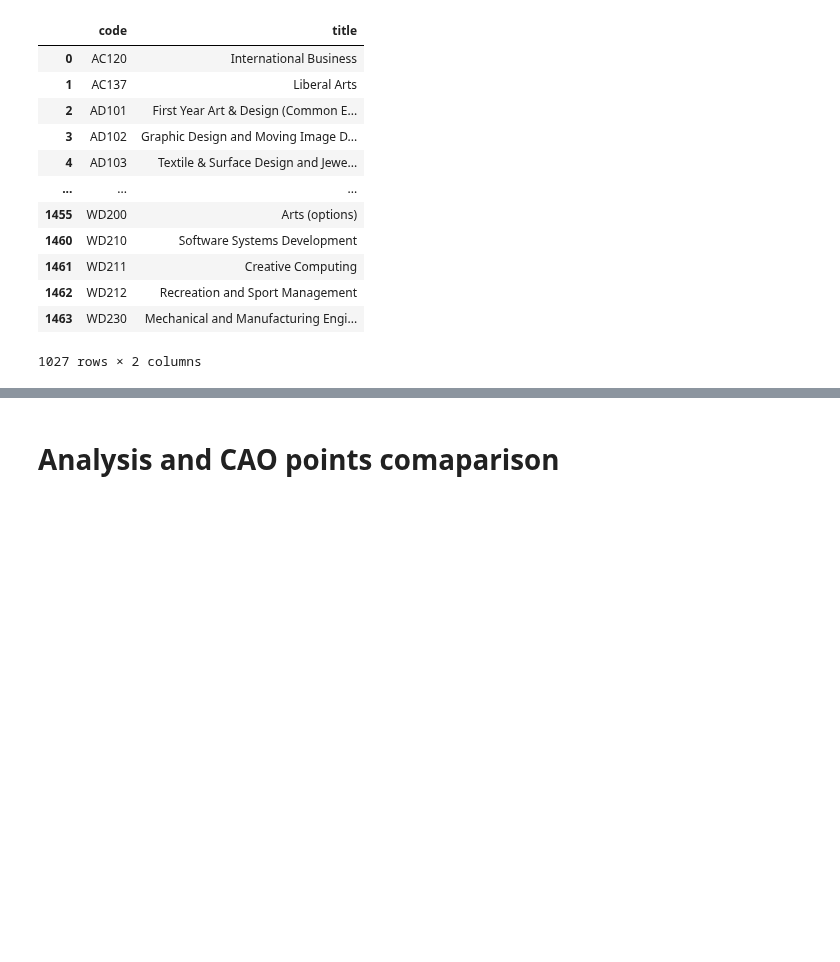
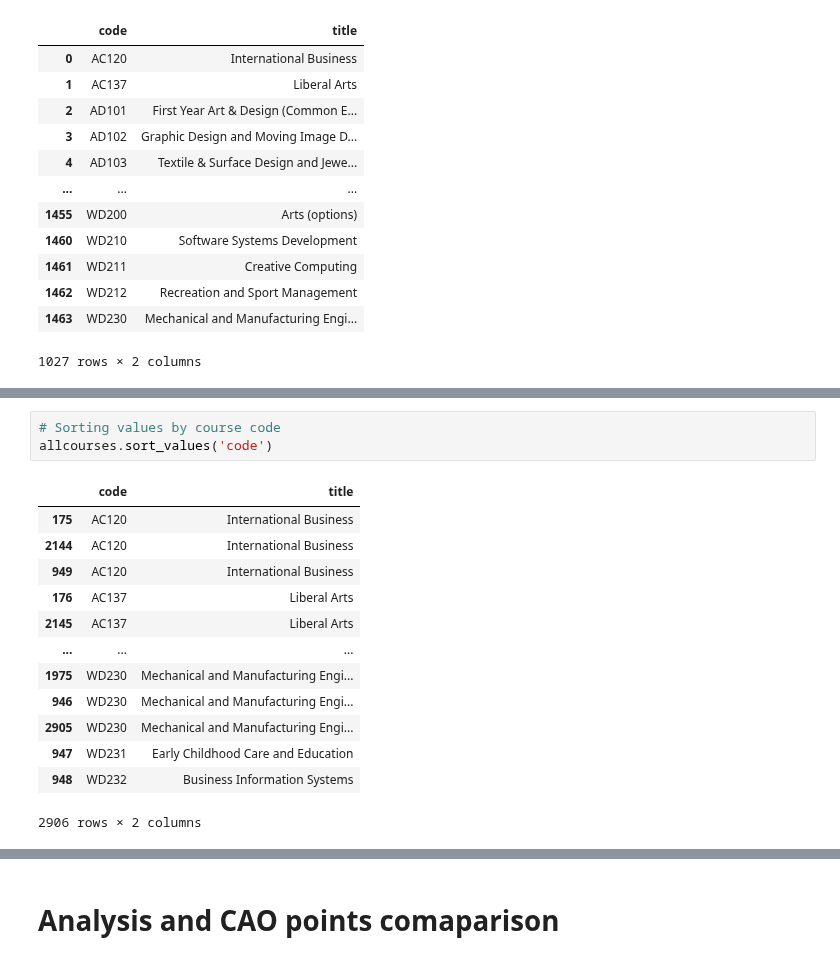
Before and after one commit to Mantvydas-data/FundamentalsofDataAnalysis, a Jupyter notebook: cao.ipynb, the cells around one changed output, grey strips where cells are left out. Saved outputs shown, nothing was run; the diff lists cells and outputs as text; blank space fills up the shorter version.

```diff
--- a/cao.ipynb
+++ b/cao.ipynb
@@ -359,0 +394,17 @@ courses2019
+# %%
+# Sorting values by course code
+allcourses.sort_values('code')
+# %% [output]
+|  | code | title |
+| 175 | AC120 | International Business |
+| 2144 | AC120 | International Business |
+| 949 | AC120 | International Business |
+| 176 | AC137 | Liberal Arts |
+| 2145 | AC137 | Liberal Arts |
+| ... | ... | ... |
+| 1975 | WD230 | Mechanical and Manufacturing Engi... |
+| 946 | WD230 | Mechanical and Manufacturing Engi... |
+| 2905 | WD230 | Mechanical and Manufacturing Engi... |
+| 947 | WD231 | Early Childhood Care and Education |
+| 948 | WD232 | Business Information Systems |
+2906 rows × 2 columns
```
Also changed, not shown: parts of 7 cells of this notebook, 8 other files.
